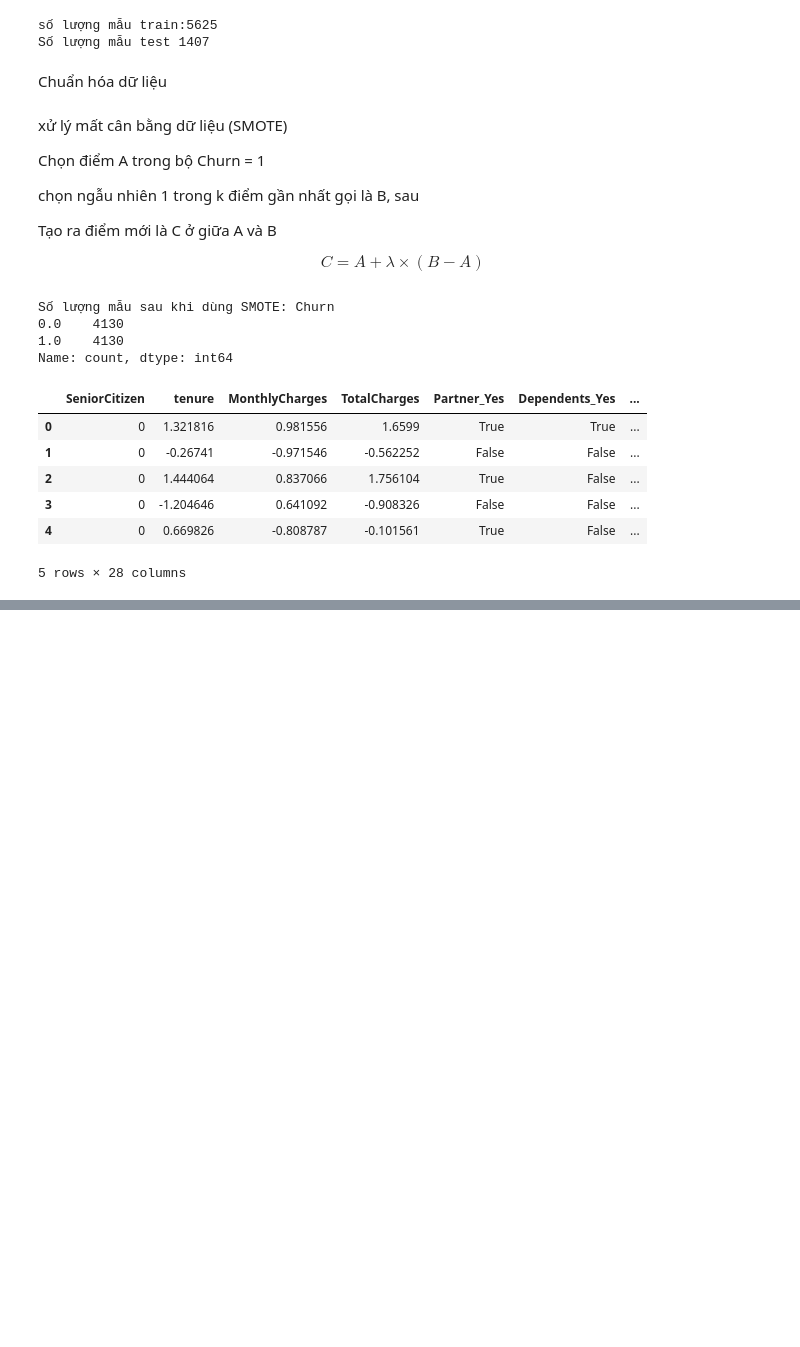
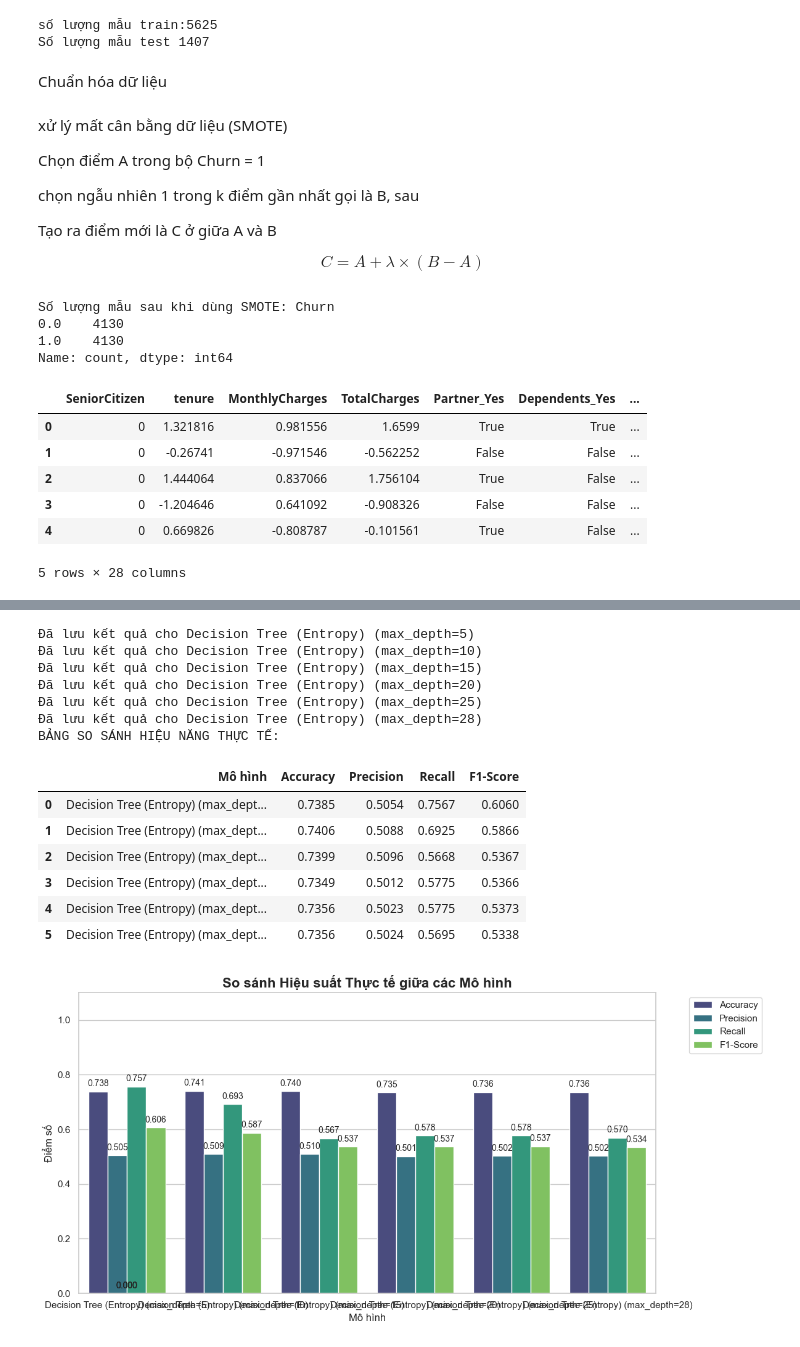
Before and after one commit to Briannguyen3106/Telco-Churn-ML-From-Scratch, a Jupyter notebook: 02_Machine_Learning_Modeling.ipynb, the cells around one changed output, grey strips where cells are left out. Cells and saved outputs as stored; diff of their text form; code cells hidden in the pictures; blank space fills up the shorter version.

```diff
--- a/02_Machine_Learning_Modeling.ipynb
+++ b/02_Machine_Learning_Modeling.ipynb
@@ -626,0 +679,34 @@ BẢNG SO SÁNH HIỆU NĂNG THỰC TẾ:
+# %%
+from Decision_Tree import DecisionTree
+model_results = {
+    'Mô hình': [],
+    'Accuracy': [],
+    'Precision': [],
+    'Recall': [],
+    'F1-Score': []
+}
+
+for max_depth in [5,10,15,20,25,28]:
+    entropy_model = DecisionTree(max_depth=max_depth, criterion='entropy')
+    entropy_model.fit(X_train_resampled, y_train_resampled)
+    y_pred_entropy = entropy_model.predict(X_test.values)
+    save_model_results(model_results, f'Decision Tree (Entropy) (max_depth={max_depth})', y_test.values, y_pred_entropy)
+
+
+create_comparison_table(model_results)
+# %% [output]
+Đã lưu kết quả cho Decision Tree (Entropy) (max_depth=5)
+Đã lưu kết quả cho Decision Tree (Entropy) (max_depth=10)
+Đã lưu kết quả cho Decision Tree (Entropy) (max_depth=15)
+Đã lưu kết quả cho Decision Tree (Entropy) (max_depth=20)
+Đã lưu kết quả cho Decision Tree (Entropy) (max_depth=25)
+Đã lưu kết quả cho Decision Tree (Entropy) (max_depth=28)
+BẢNG SO SÁNH HIỆU NĂNG THỰC TẾ:
+|  | Mô hình | Accuracy | Precision | Recall | F1-Score |
+| 0 | Decision Tree (Entropy) (max_dept... | 0.7385 | 0.5054 | 0.7567 | 0.6060 |
+| 1 | Decision Tree (Entropy) (max_dept... | 0.7406 | 0.5088 | 0.6925 | 0.5866 |
+| 2 | Decision Tree (Entropy) (max_dept... | 0.7399 | 0.5096 | 0.5668 | 0.5367 |
+| 3 | Decision Tree (Entropy) (max_dept... | 0.7349 | 0.5012 | 0.5775 | 0.5366 |
+| 4 | Decision Tree (Entropy) (max_dept... | 0.7356 | 0.5023 | 0.5775 | 0.5373 |
+| 5 | Decision Tree (Entropy) (max_dept... | 0.7356 | 0.5024 | 0.5695 | 0.5338 |
+[figure, added]
```
Also changed, not shown: parts of 41 cells of this notebook, 13 other files.
